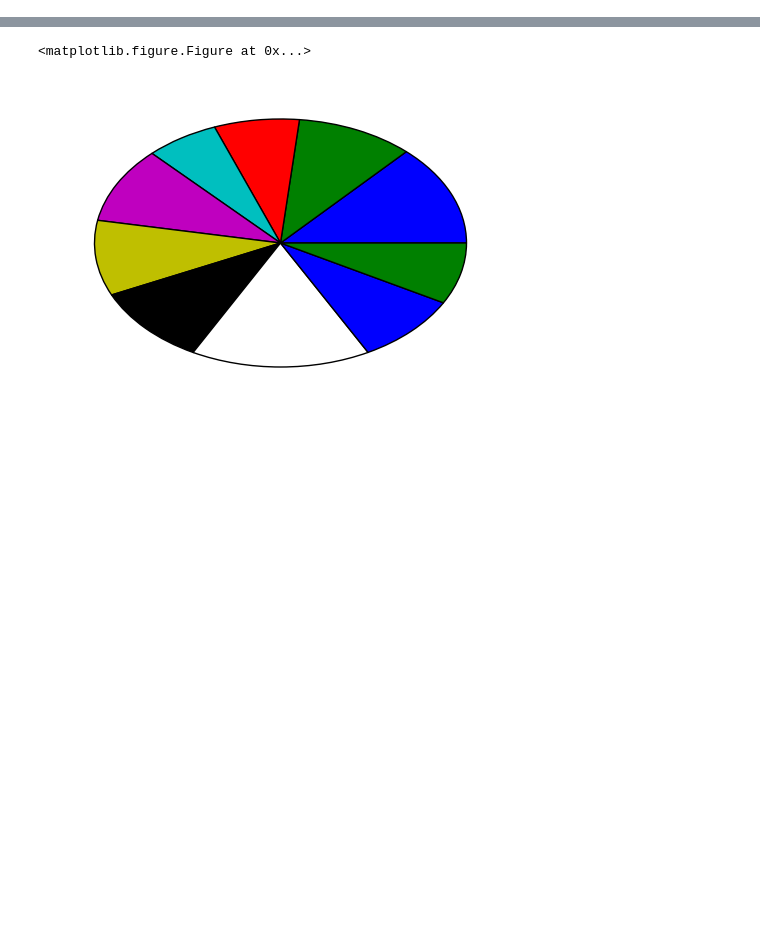
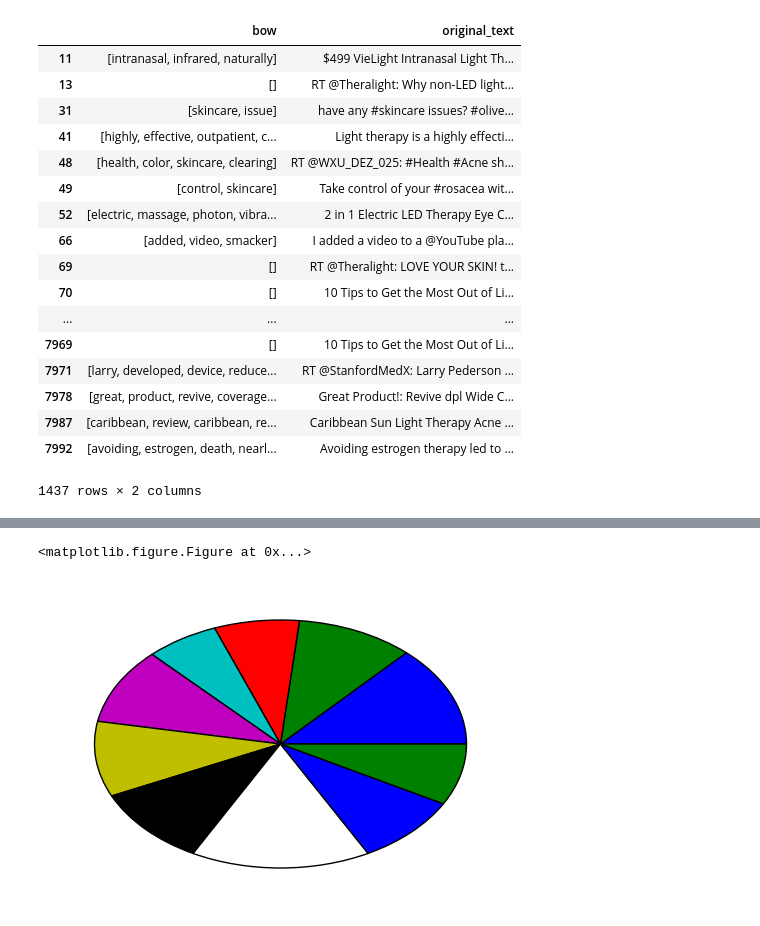
Before and after one commit to MiyainNYC/NLP-projects, a Jupyter notebook: Customer_review_US/lda.ipynb, the cells around one changed output, grey strips where cells are left out. Cells and saved outputs as stored; diff of their text form; code cells hidden in the pictures; blank space fills up the shorter version.

```diff
--- a/Customer_review_US/lda.ipynb
+++ b/Customer_review_US/lda.ipynb
@@ -88,3 +121,24 @@ lda.show_topics(num_topics,15)
+# %%
+df_bow[df_bow['conf_score']<0.5][['bow','original_text']]
+# %% [output]
+|  | bow | original_text |
+| 11 | [intranasal, infrared, naturally] | $499 VieLight Intranasal Light Th... |
+| 13 | [] | RT @Theralight: Why non-LED light... |
+| 31 | [skincare, issue] | have any #skincare issues? #olive... |
+| 41 | [highly, effective, outpatient, c... | Light therapy is a highly effecti... |
+| 48 | [health, color, skincare, clearing] | RT @WXU_DEZ_025: #Health #Acne sh... |
+| 49 | [control, skincare] | Take control of your #rosacea wit... |
+| 52 | [electric, massage, photon, vibra... | 2 in 1 Electric LED Therapy Eye C... |
+| 66 | [added, video, smacker] | I added a video to a @YouTube pla... |
+| 69 | [] | RT @Theralight: LOVE YOUR SKIN! t... |
+| 70 | [] | 10 Tips to Get the Most Out of Li... |
+| ... | ... | ... |
+| 7969 | [] | 10 Tips to Get the Most Out of Li... |
+| 7971 | [larry, developed, device, reduce... | RT @StanfordMedX: Larry Pederson ... |
+| 7978 | [great, product, revive, coverage... | Great Product!: Revive dpl Wide C... |
+| 7987 | [caribbean, review, caribbean, re... | Caribbean Sun Light Therapy Acne ... |
+| 7992 | [avoiding, estrogen, death, nearl... | Avoiding estrogen therapy led to ... |
+1437 rows × 2 columns
 # %%
 assign_dict = dict()
 for i in range(len(corpus)):
```
Also changed, not shown: parts of 14 cells of this notebook.
